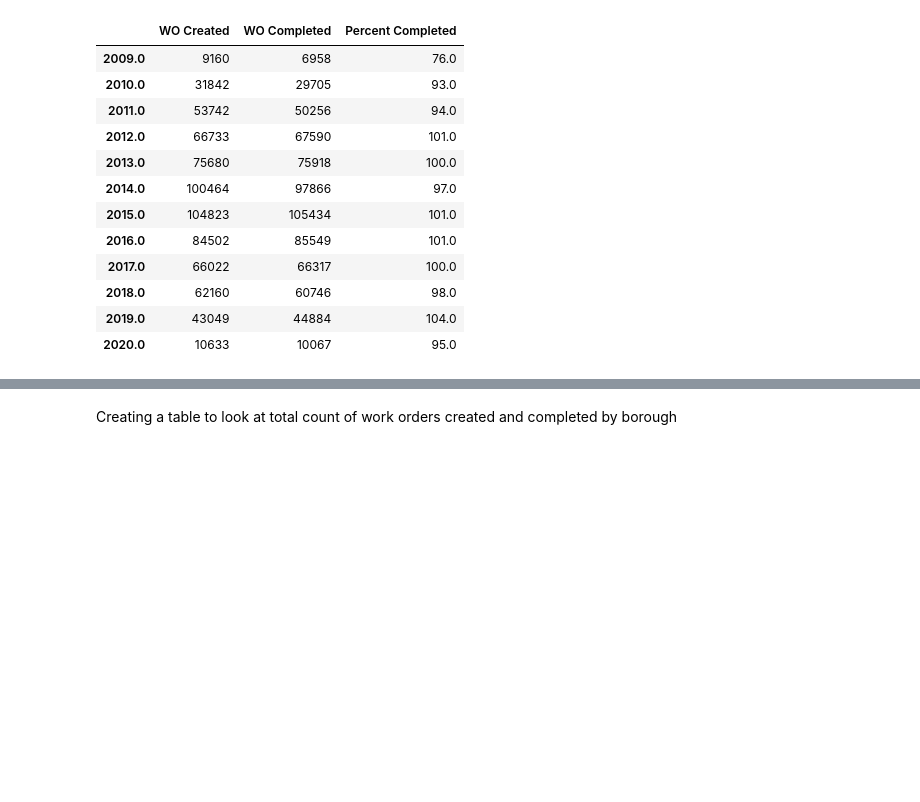
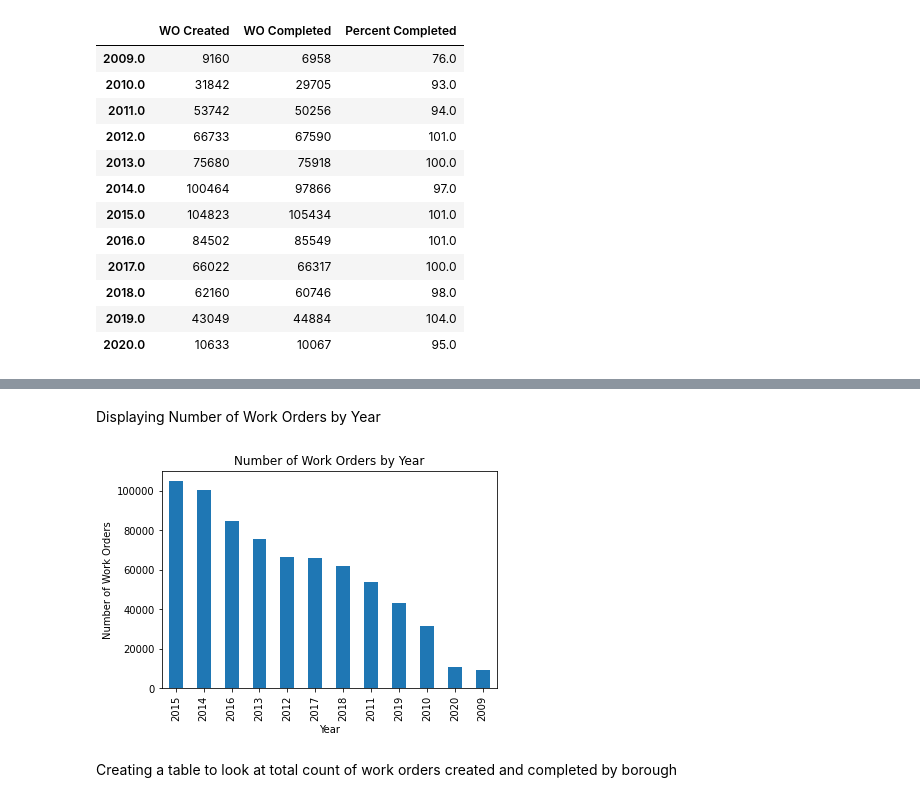
Before and after one commit to RitaRitaIsOOO/Parks_WO_Analysis, a Jupyter notebook: parks_wo.ipynb, the cells around one changed output, grey strips where cells are left out. Saved outputs shown, nothing was run; the diff lists cells and outputs as text; code cells hidden in the pictures; blank space fills up the shorter version.

```diff
--- a/parks_wo.ipynb
+++ b/parks_wo.ipynb
@@ -305,3 +309,19 @@ plt.show()
+# %% [markdown]
+Displaying Number of Work Orders by Year
+# %%
+# Plot a count of movies per genre in a bar chart
+dpr_wo_final['year_create'].value_counts().plot(kind='bar')
+
+# Add title
+plt.title('Number of Work Orders by Year')
+
+# Customize x/y-axis label
+plt.ylabel('Number of Work Orders')
+plt.xlabel('Year')
+
+plt.show()
+# %% [output]
+[figure, added]
 # %% [markdown]
 Creating a table to look at total count of work orders created and completed by borough
 # %%
```
Also changed, not shown: parts of 26 cells of this notebook.
